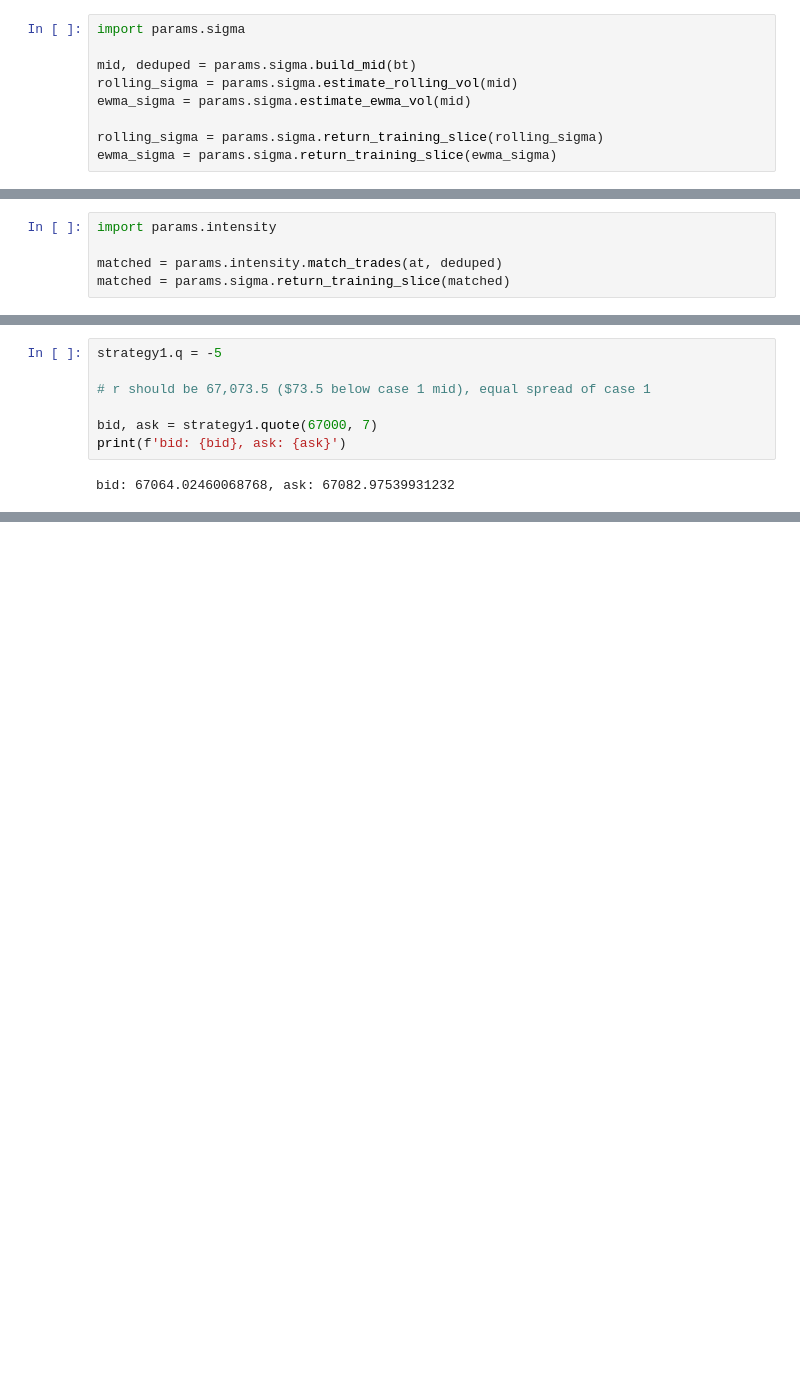
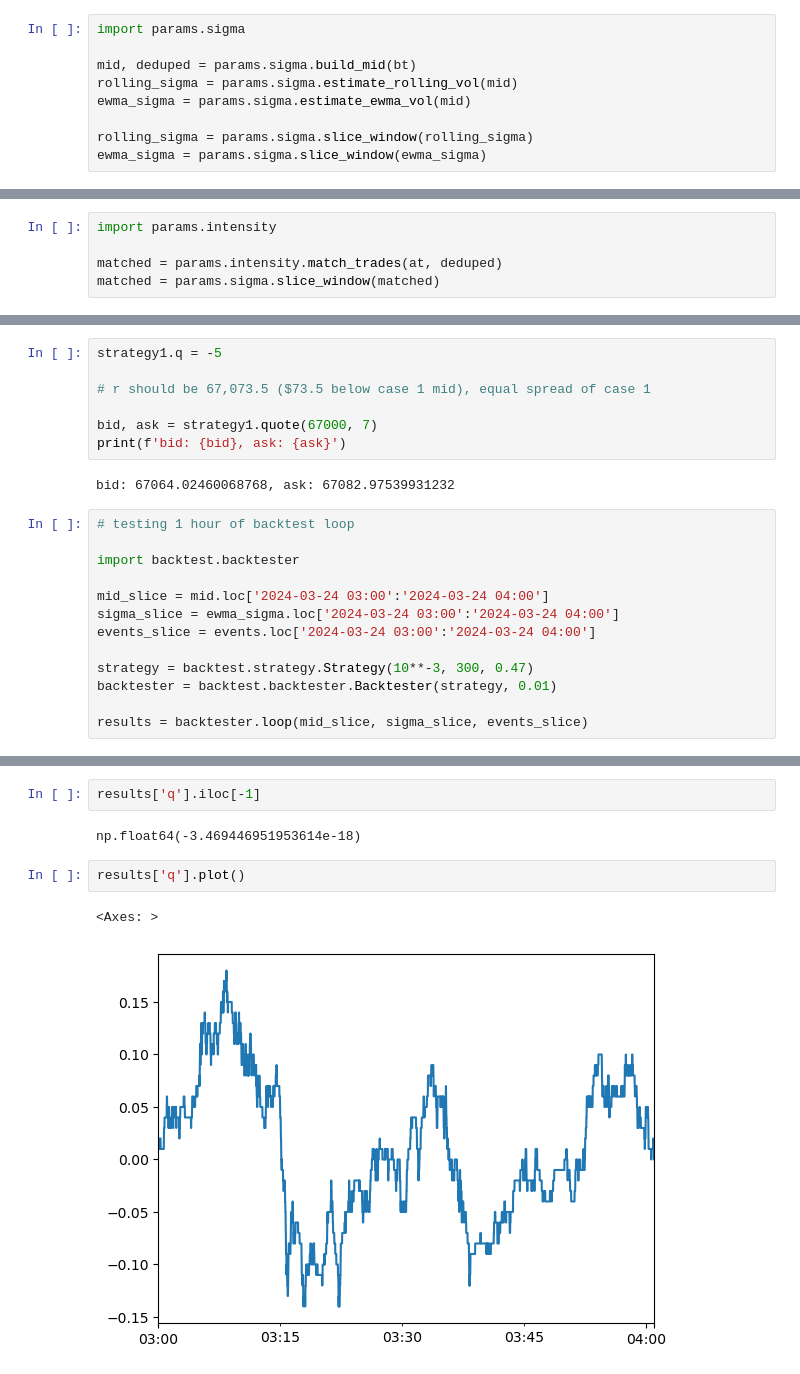
Before and after one commit to akshathp0/avellaneda-stoikov, a Jupyter notebook: validate_data.ipynb, the cells around one changed output, grey strips where cells are left out. Saved outputs shown, nothing was run; the diff lists cells and outputs as text; blank space fills up the shorter version.

Commit message:
initial train slice ran

```diff
--- a/validate_data.ipynb
+++ b/validate_data.ipynb
@@ -47,8 +44,8 @@ mid, deduped = params.sigma.build_mid(bt)
 rolling_sigma = params.sigma.estimate_rolling_vol(mid)
 ewma_sigma = params.sigma.estimate_ewma_vol(mid)
 
-rolling_sigma = params.sigma.return_training_slice(rolling_sigma)
-ewma_sigma = params.sigma.return_training_slice(ewma_sigma)
+rolling_sigma = params.sigma.slice_window(rolling_sigma)
+ewma_sigma = params.sigma.slice_window(ewma_sigma)
 # %%
 mid
 # %% [output]
@@ -93,7 +90,7 @@ plt.show()
 import params.intensity
 
 matched = params.intensity.match_trades(at, deduped)
-matched = params.sigma.return_training_slice(matched)
+matched = params.sigma.slice_window(matched)
 # %%
 matched
 # %% [output]
@@ -308,3 +305,16 @@ bid, ask = strategy1.quote(67000, 7)
 print(f'bid: {bid}, ask: {ask}')
 # %% [output]
 bid: 67064.02460068768, ask: 67082.97539931232
+# %%
+# testing 1 hour of backtest loop
+
+import backtest.backtester
+
+mid_slice = mid.loc['2024-03-24 03:00':'2024-03-24 04:00']
+sigma_slice = ewma_sigma.loc['2024-03-24 03:00':'2024-03-24 04:00']
+events_slice = events.loc['2024-03-24 03:00':'2024-03-24 04:00']
+
+strategy = backtest.strategy.Strategy(10**-3, 300, 0.47)
+backtester = backtest.backtester.Backtester(strategy, 0.01)
+
+results = backtester.loop(mid_slice, sigma_slice, events_slice)
@@ -310,0 +341,9 @@ bid: 67064.02460068768, ask: 67082.97539931232
+# %%
+results['q'].iloc[-1]
+# %% [output]
+np.float64(-3.469446951953614e-18)
+# %%
+results['q'].plot()
+# %% [output]
+<Axes: >
+[figure, added]
```
Also changed, not shown: parts of 10 cells of this notebook, 4 other files.
